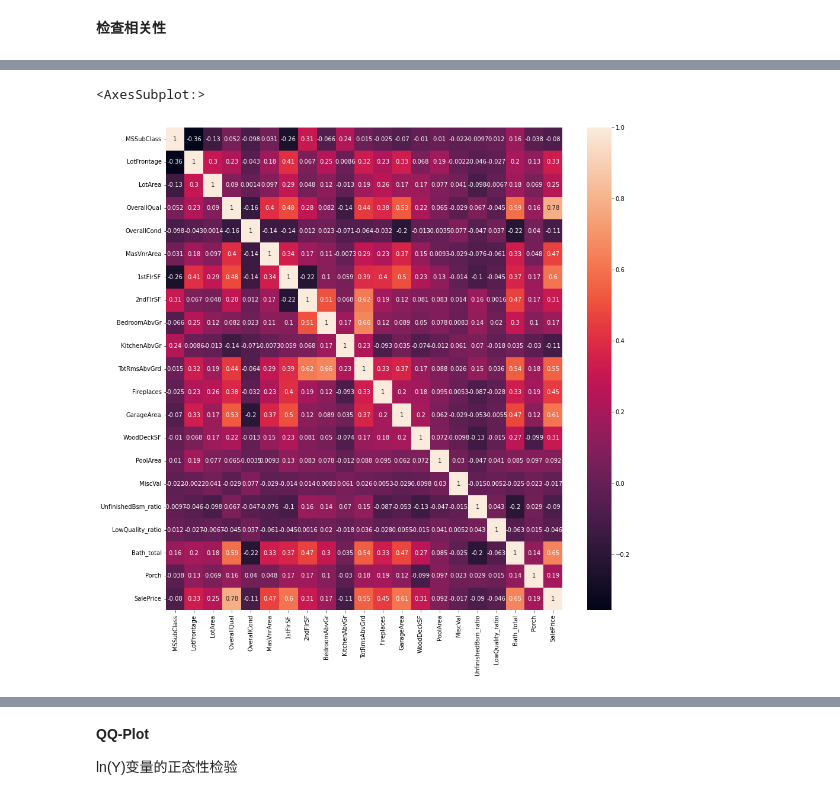
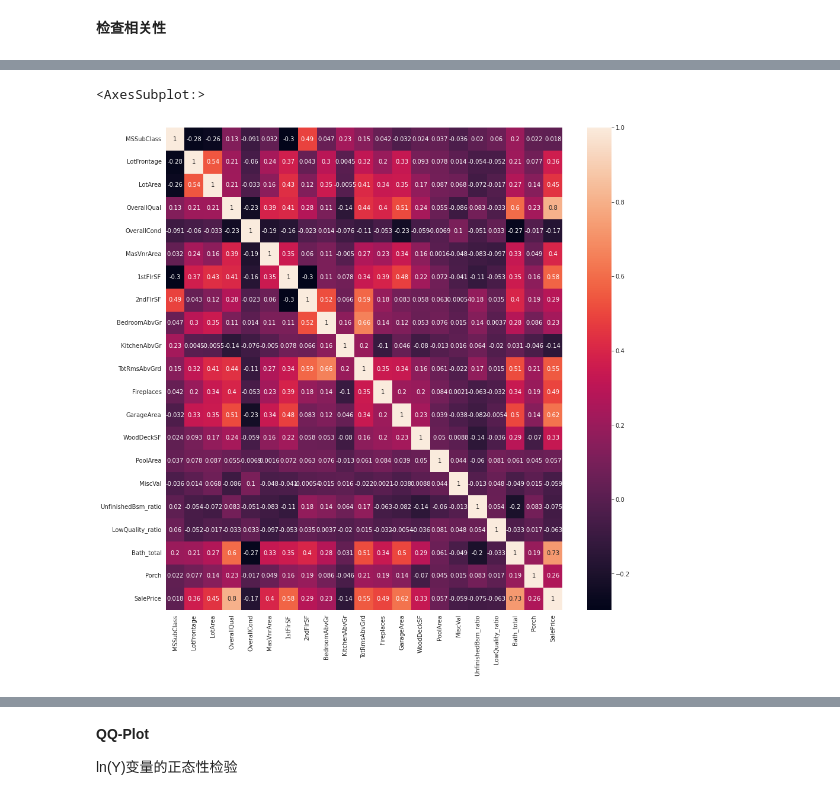
Before and after one commit to eurus-ling/housing_price, a Jupyter notebook: linear-regression-project.ipynb, the cells around one changed output, grey strips where cells are left out. Drawn from its saved outputs; the diff is of its cells as text; code cells hidden in the pictures.

```diff
--- a/linear-regression-project.ipynb
+++ b/linear-regression-project.ipynb
@@ -395,8 +422,8 @@ y_train = train_data['SalePrice']
 # %%
 plt.figure(figsize = (15,15))
 N = num.copy()
 N.insert(len(N),'SalePrice')
-sns.heatmap(train_data.loc[:, N].corr(),annot=True)
+sns.heatmap(train_data.loc[:, N].corr(method = 'spearman'),annot=True)
 # %% [output]
 <AxesSubplot:>
-[figure, old version]
+[figure, new version]
```
Also changed, not shown: parts of 21 cells of this notebook.
